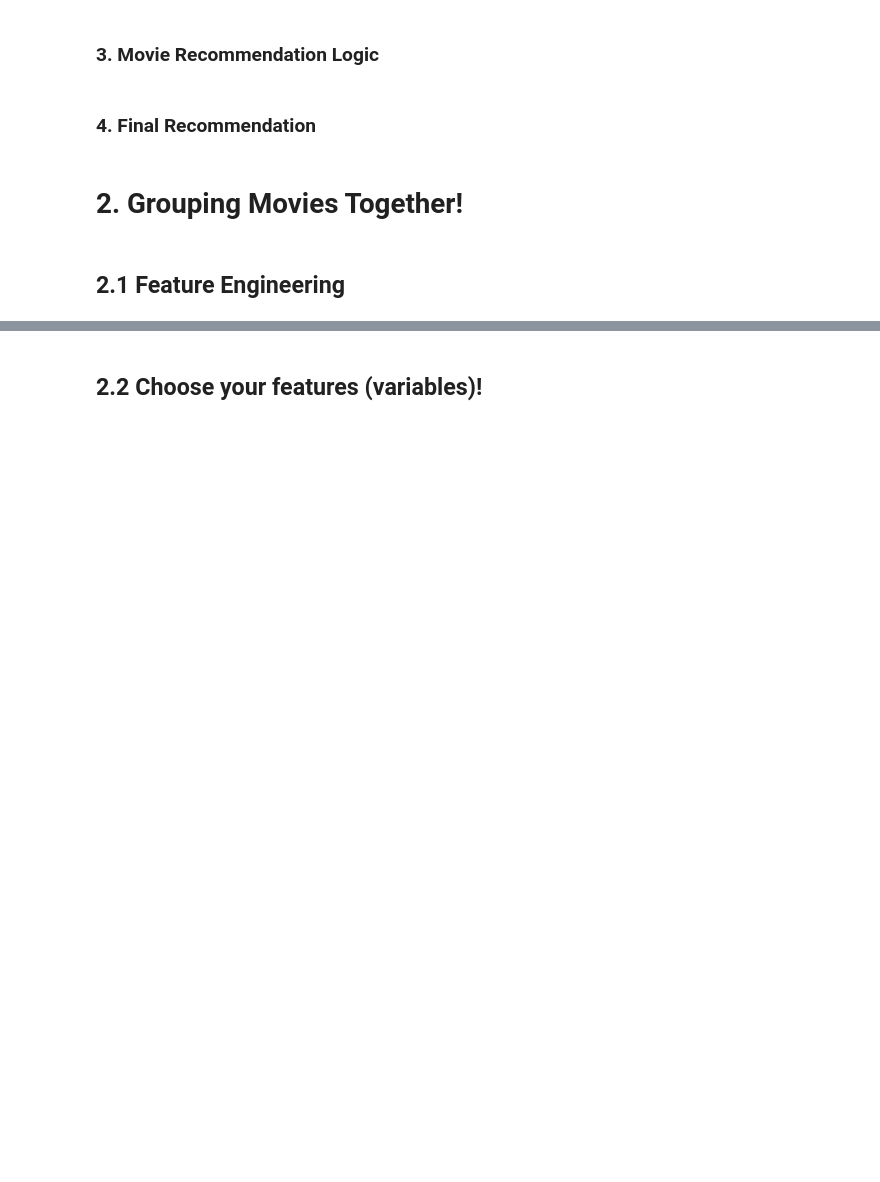
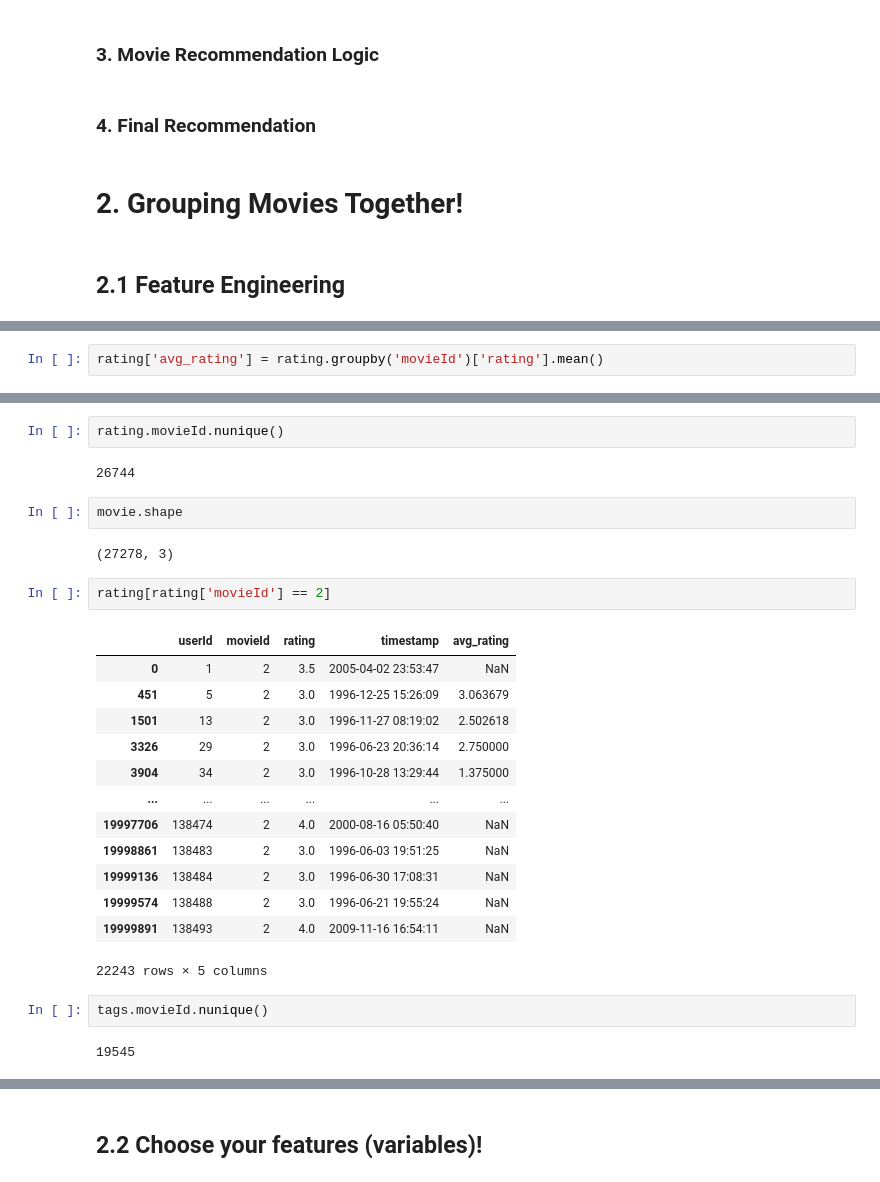
Before and after one commit to delgiudice1967219/ADM_HW4, a Jupyter notebook: main.ipynb, the cells around one changed output, grey strips where cells are left out. Drawn from its saved outputs; the diff is of its cells as text; blank space fills up the shorter version.

```diff
--- a/main.ipynb
+++ b/main.ipynb
@@ -380,0 +491,2 @@ char_vectors = np.array([char_vec(user_movies, all_movies) for user_movies in sl
+# %%
+rating['avg_rating'] = rating.groupby('movieId')['rating'].mean()
@@ -380,0 +522,28 @@ char_vectors = np.array([char_vec(user_movies, all_movies) for user_movies in sl
+# %%
+rating.movieId.nunique()
+# %% [output]
+26744
+# %%
+movie.shape
+# %% [output]
+(27278, 3)
+# %%
+rating[rating['movieId'] == 2]
+# %% [output]
+|  | userId | movieId | rating | timestamp | avg_rating |
+| 0 | 1 | 2 | 3.5 | 2005-04-02 23:53:47 | NaN |
+| 451 | 5 | 2 | 3.0 | 1996-12-25 15:26:09 | 3.063679 |
+| 1501 | 13 | 2 | 3.0 | 1996-11-27 08:19:02 | 2.502618 |
+| 3326 | 29 | 2 | 3.0 | 1996-06-23 20:36:14 | 2.750000 |
+| 3904 | 34 | 2 | 3.0 | 1996-10-28 13:29:44 | 1.375000 |
+| ... | ... | ... | ... | ... | ... |
+| 19997706 | 138474 | 2 | 4.0 | 2000-08-16 05:50:40 | NaN |
+| 19998861 | 138483 | 2 | 3.0 | 1996-06-03 19:51:25 | NaN |
+| 19999136 | 138484 | 2 | 3.0 | 1996-06-30 17:08:31 | NaN |
+| 19999574 | 138488 | 2 | 3.0 | 1996-06-21 19:55:24 | NaN |
+| 19999891 | 138493 | 2 | 4.0 | 2009-11-16 16:54:11 | NaN |
+22243 rows × 5 columns
+# %%
+tags.movieId.nunique()
+# %% [output]
+19545
```
Also changed, not shown: parts of 45 cells of this notebook.
